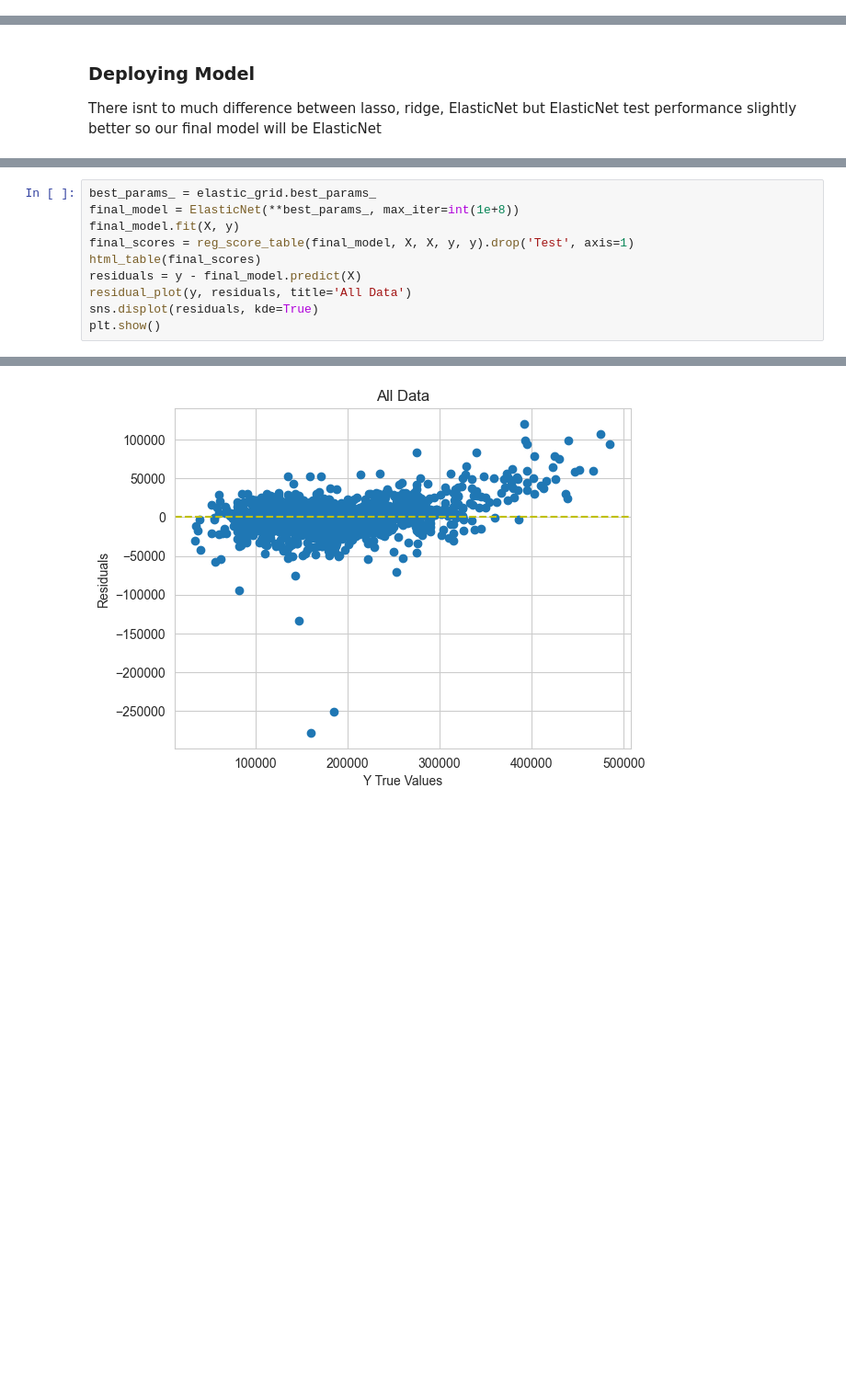
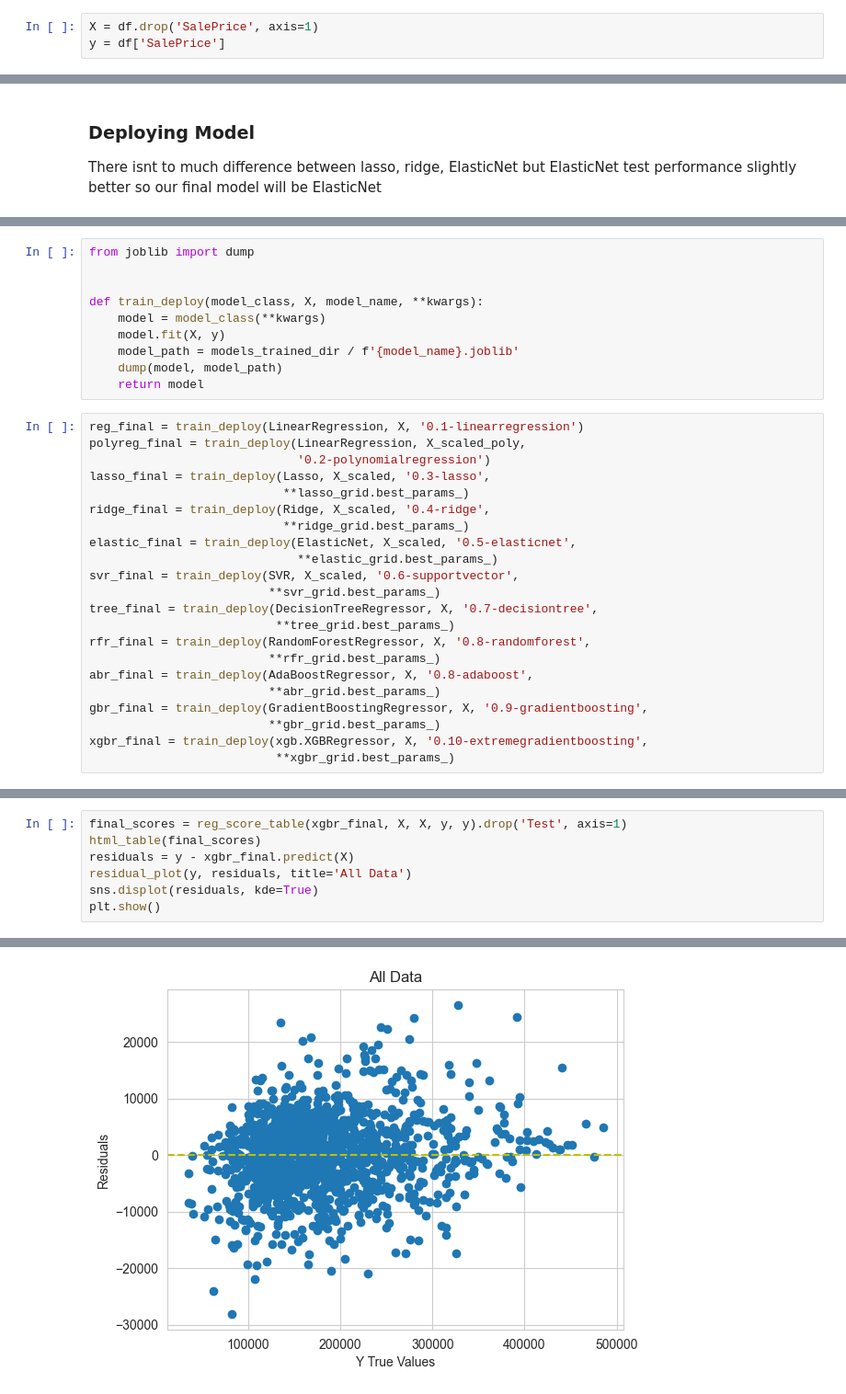
Before and after one commit to OmerSav/HousePricingRegression, a Jupyter notebook: notebooks/04-os-models-training.ipynb, the cells around one changed output, grey strips where cells are left out. Shown at 92% size. Drawn from its saved outputs; the diff is of its cells as text; blank space fills up the shorter version.

Commit message:
deploying models

```diff
--- a/notebooks/04-os-models-training.ipynb
+++ b/notebooks/04-os-models-training.ipynb
@@ -52,6 +83,9 @@ df.head()
 | 3 | 60.000000 | 9550 | 7 | 5 | 1915 | 1970 | 0.000000 | 216 | ... |
 | 4 | 84.000000 | 14260 | 8 | 5 | 2000 | 2000 | 350.000000 | 655 | ... |
 5 rows × 255 columns
+# %%
+X = df.drop('SalePrice', axis=1)
+y = df['SalePrice']
 # %%
 from sklearn.model_selection import train_test_split
 
@@ -561,0 +602,32 @@ html_table(all_scores.T)
+# %%
+from joblib import dump
+
+
+def train_deploy(model_class, X, model_name, **kwargs):
+    model = model_class(**kwargs)
+    model.fit(X, y)
+    model_path = models_trained_dir / f'{model_name}.joblib'
+    dump(model, model_path)
+    return model
+# %%
+reg_final = train_deploy(LinearRegression, X, '0.1-linearregression')
+polyreg_final = train_deploy(LinearRegression, X_scaled_poly,
+                             '0.2-polynomialregression')
+lasso_final = train_deploy(Lasso, X_scaled, '0.3-lasso',
+                           **lasso_grid.best_params_)
+ridge_final = train_deploy(Ridge, X_scaled, '0.4-ridge',
+                           **ridge_grid.best_params_)
+elastic_final = train_deploy(ElasticNet, X_scaled, '0.5-elasticnet',
+                             **elastic_grid.best_params_)
+svr_final = train_deploy(SVR, X_scaled, '0.6-supportvector',
+                         **svr_grid.best_params_)
+tree_final = train_deploy(DecisionTreeRegressor, X, '0.7-decisiontree',
+                          **tree_grid.best_params_)
+rfr_final = train_deploy(RandomForestRegressor, X, '0.8-randomforest',
+                         **rfr_grid.best_params_)
+abr_final = train_deploy(AdaBoostRegressor, X, '0.8-adaboost',
+                         **abr_grid.best_params_)
+gbr_final = train_deploy(GradientBoostingRegressor, X, '0.9-gradientboosting',
+                         **gbr_grid.best_params_)
+xgbr_final = train_deploy(xgb.XGBRegressor, X, '0.10-extremegradientboosting',
+                          **xgbr_grid.best_params_)
@@ -562,10 +646,7 @@ html_table(all_scores.T)
 # %%
-best_params_ = elastic_grid.best_params_
-final_model = ElasticNet(**best_params_, max_iter=int(1e+8))
-final_model.fit(X, y)
-final_scores = reg_score_table(final_model, X, X, y, y).drop('Test', axis=1)
+final_scores = reg_score_table(xgbr_final, X, X, y, y).drop('Test', axis=1)
 html_table(final_scores)
-residuals = y - final_model.predict(X)
+residuals = y - xgbr_final.predict(X)
 residual_plot(y, residuals, title='All Data')
 sns.displot(residuals, kde=True)
 plt.show()
@@ -578 +660 @@ plt.show()
-[figure, old version]
+[figure, new version]
```
Also changed, not shown: parts of 18 cells of this notebook, 17 other files.
